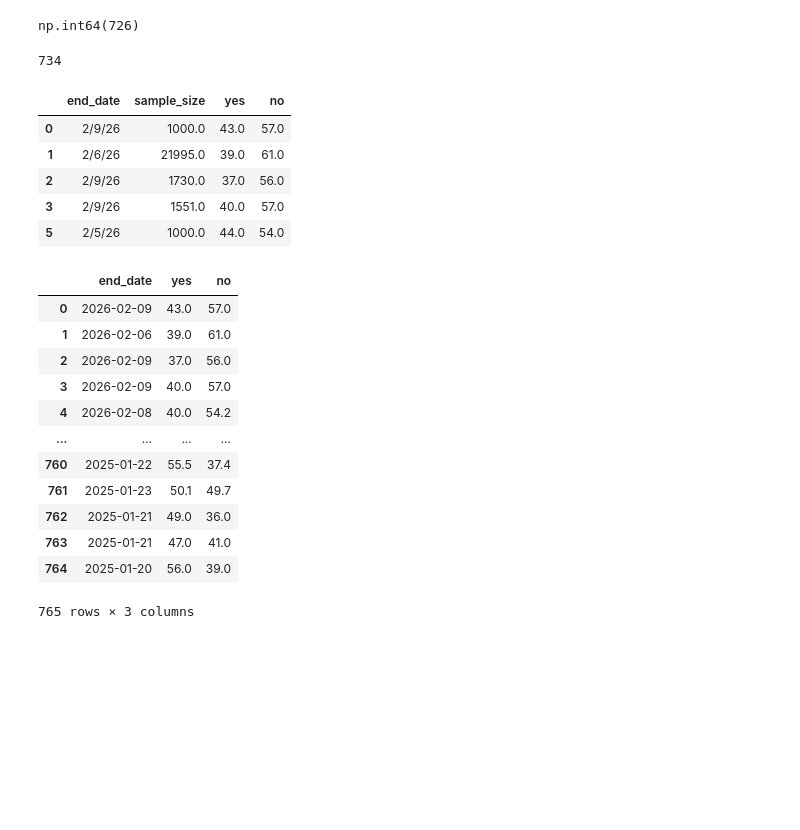
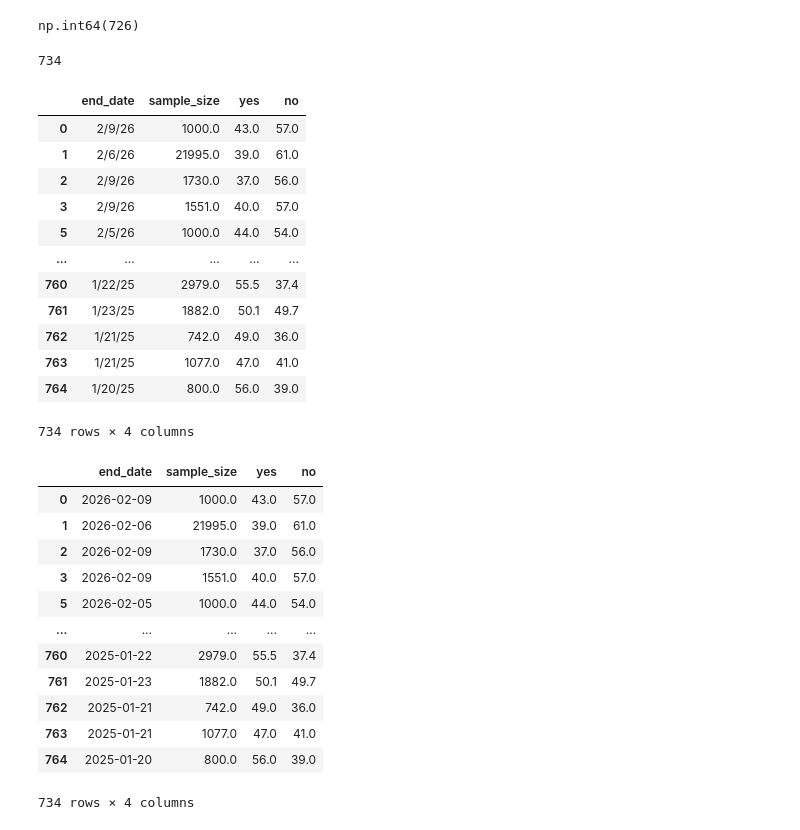
Before and after one commit to AriqRashid/election-signals, a Jupyter notebook: approval_dev.ipynb, the cells around one changed output. Saved outputs shown, nothing was run; the diff lists cells and outputs as text; code cells hidden in the pictures; blank space fills up the shorter version.

Commit message:
Changed Date format

```diff
--- a/approval_dev.ipynb
+++ b/approval_dev.ipynb
@@ -62,12 +62,19 @@ np.int64(726)
 # %%
 df_two = df[['end_date','sample_size','yes', 'no']].dropna()
 print(len(df_two))
-df_two.head()
+df_two
 # %% [output]
 734
 |  | end_date | sample_size | yes | no |
 | 0 | 2/9/26 | 1000.0 | 43.0 | 57.0 |
 | 1 | 2/6/26 | 21995.0 | 39.0 | 61.0 |
 | 2 | 2/9/26 | 1730.0 | 37.0 | 56.0 |
 | 3 | 2/9/26 | 1551.0 | 40.0 | 57.0 |
 | 5 | 2/5/26 | 1000.0 | 44.0 | 54.0 |
+| ... | ... | ... | ... | ... |
+| 760 | 1/22/25 | 2979.0 | 55.5 | 37.4 |
+| 761 | 1/23/25 | 1882.0 | 50.1 | 49.7 |
+| 762 | 1/21/25 | 742.0 | 49.0 | 36.0 |
+| 763 | 1/21/25 | 1077.0 | 47.0 | 41.0 |
+| 764 | 1/20/25 | 800.0 | 56.0 | 39.0 |
+734 rows × 4 columns
@@ -76,16 +81,17 @@ table_one['end_date'] = pd.to_datetime(table_one['end_date'])
-# %%
-table_one
-# %% [output]
-|  | end_date | yes | no |
-| 0 | 2026-02-09 | 43.0 | 57.0 |
-| 1 | 2026-02-06 | 39.0 | 61.0 |
-| 2 | 2026-02-09 | 37.0 | 56.0 |
-| 3 | 2026-02-09 | 40.0 | 57.0 |
-| 4 | 2026-02-08 | 40.0 | 54.2 |
-| ... | ... | ... | ... |
-| 760 | 2025-01-22 | 55.5 | 37.4 |
-| 761 | 2025-01-23 | 50.1 | 49.7 |
-| 762 | 2025-01-21 | 49.0 | 36.0 |
-| 763 | 2025-01-21 | 47.0 | 41.0 |
-| 764 | 2025-01-20 | 56.0 | 39.0 |
-765 rows × 3 columns
+# %%
+df_two['end_date'] = pd.to_datetime(table_one['end_date'])
+df_two
+# %% [output]
+|  | end_date | sample_size | yes | no |
+| 0 | 2026-02-09 | 1000.0 | 43.0 | 57.0 |
+| 1 | 2026-02-06 | 21995.0 | 39.0 | 61.0 |
+| 2 | 2026-02-09 | 1730.0 | 37.0 | 56.0 |
+| 3 | 2026-02-09 | 1551.0 | 40.0 | 57.0 |
+| 5 | 2026-02-05 | 1000.0 | 44.0 | 54.0 |
+| ... | ... | ... | ... | ... |
+| 760 | 2025-01-22 | 2979.0 | 55.5 | 37.4 |
+| 761 | 2025-01-23 | 1882.0 | 50.1 | 49.7 |
+| 762 | 2025-01-21 | 742.0 | 49.0 | 36.0 |
+| 763 | 2025-01-21 | 1077.0 | 47.0 | 41.0 |
+| 764 | 2025-01-20 | 800.0 | 56.0 | 39.0 |
+734 rows × 4 columns
```
Also changed, not shown: parts of 2 cells of this notebook.
